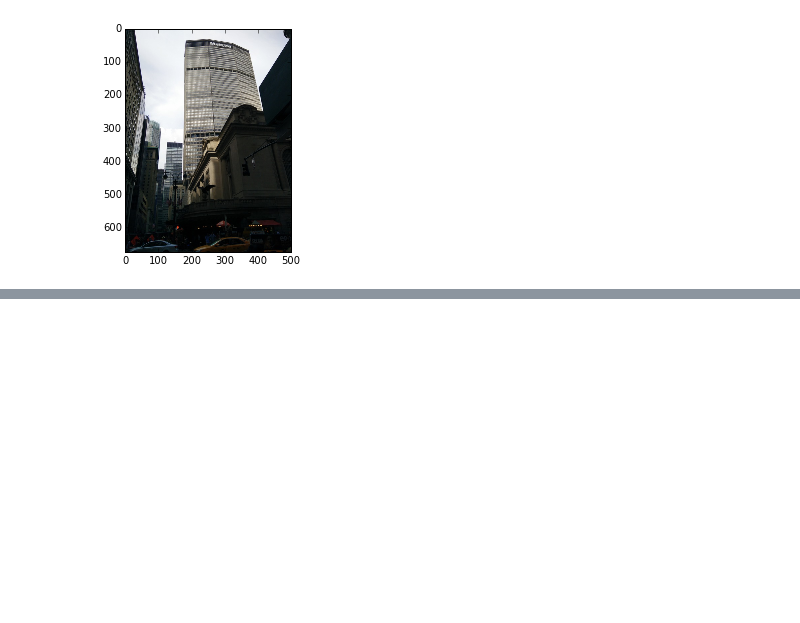
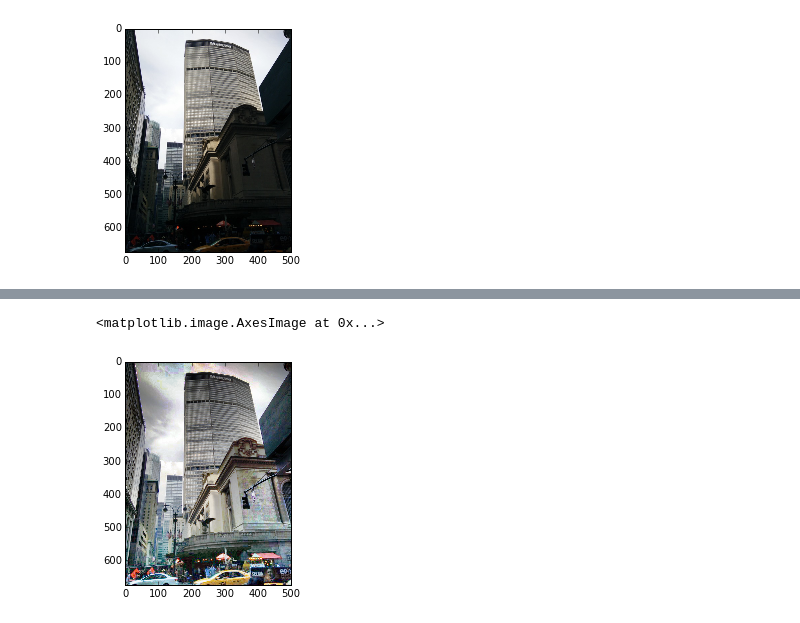
Before and after one commit to sakekasi/computer-vision, a Jupyter notebook: histogram_eq.ipynb, the cells around one changed output, grey strips where cells are left out. Saved outputs shown, nothing was run; the diff lists cells and outputs as text; code cells hidden in the pictures; blank space fills up the shorter version.

```diff
--- a/histogram_eq.ipynb
+++ b/histogram_eq.ipynb
@@ -374,0 +427,5 @@ plt.imshow(f)
+# %%
+plt.imshow(adaptive_equalize(f, 200))
+# %% [output]
+<matplotlib.image.AxesImage at 0x...>
+[figure, added]
```
Also changed, not shown: parts of 13 cells of this notebook.
